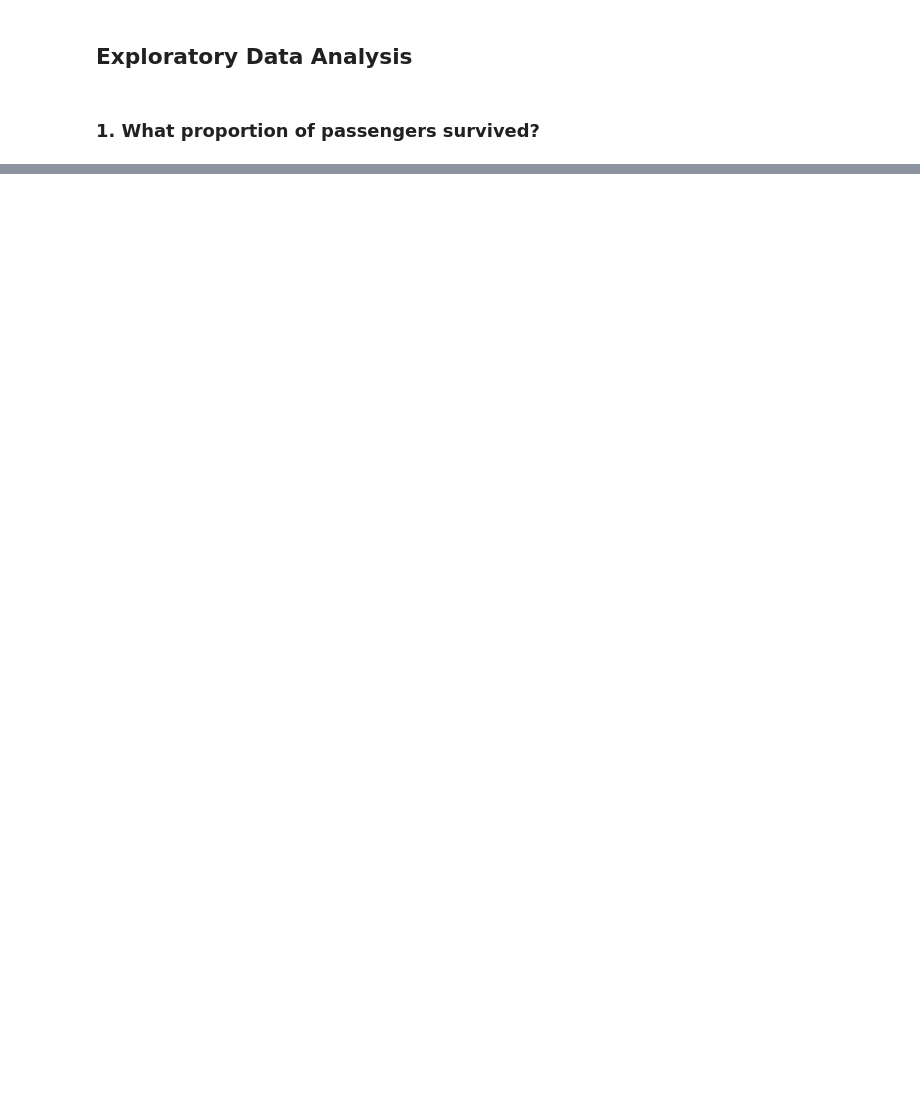
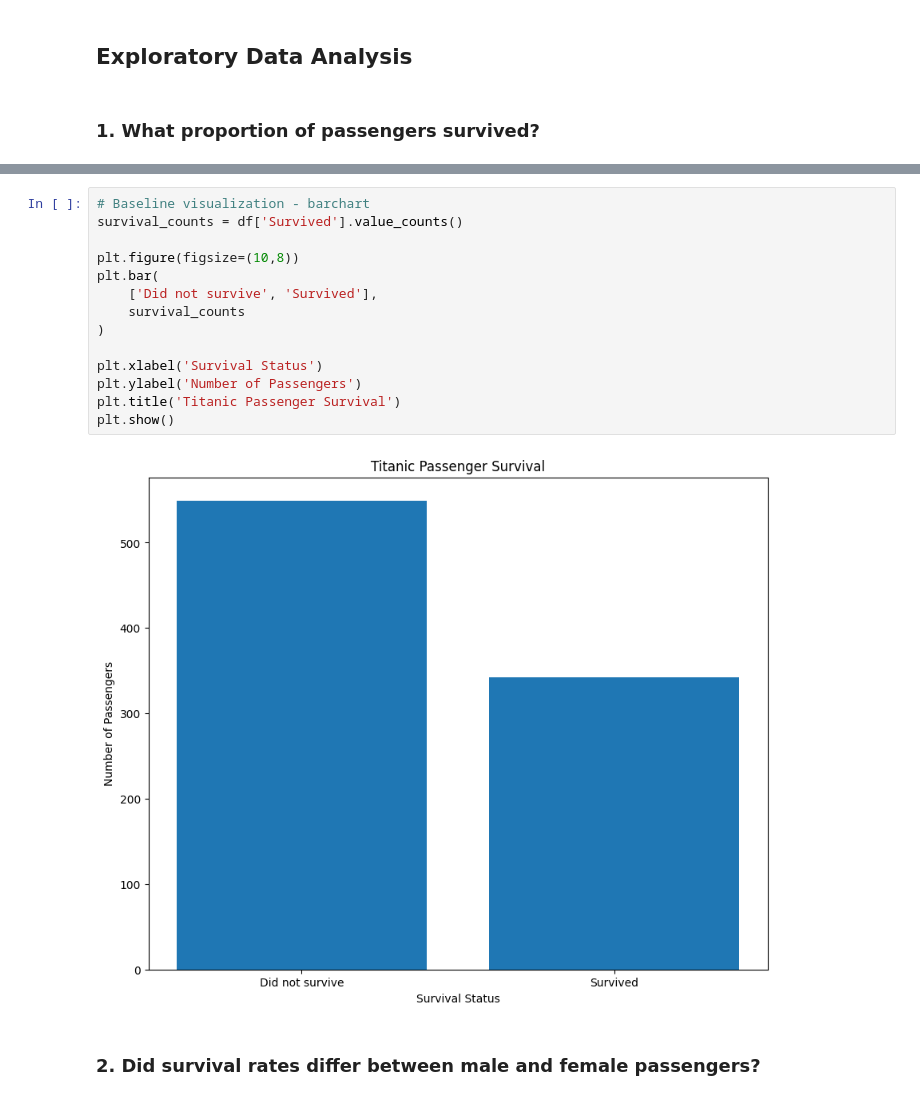
Before and after one commit to tingly-amua/Titanic-Survival-Analysis, a Jupyter notebook: titanic.ipynb, the cells around one changed output, grey strips where cells are left out. Saved outputs shown, nothing was run; the diff lists cells and outputs as text; blank space fills up the shorter version.

```diff
--- a/titanic.ipynb
+++ b/titanic.ipynb
@@ -279,0 +291,18 @@ Name: count, dtype: int64
+# %%
+# Baseline visualization - barchart
+survival_counts = df['Survived'].value_counts()
+
+plt.figure(figsize=(10,8))
+plt.bar(
+    ['Did not survive', 'Survived'],
+    survival_counts
+)
+
+plt.xlabel('Survival Status')
+plt.ylabel('Number of Passengers')
+plt.title('Titanic Passenger Survival')
+plt.show()
+# %% [output]
+[figure, added]
+# %% [markdown]
+### 2. Did survival rates differ between male and female passengers?
```
Also changed, not shown: parts of 23 cells of this notebook.
